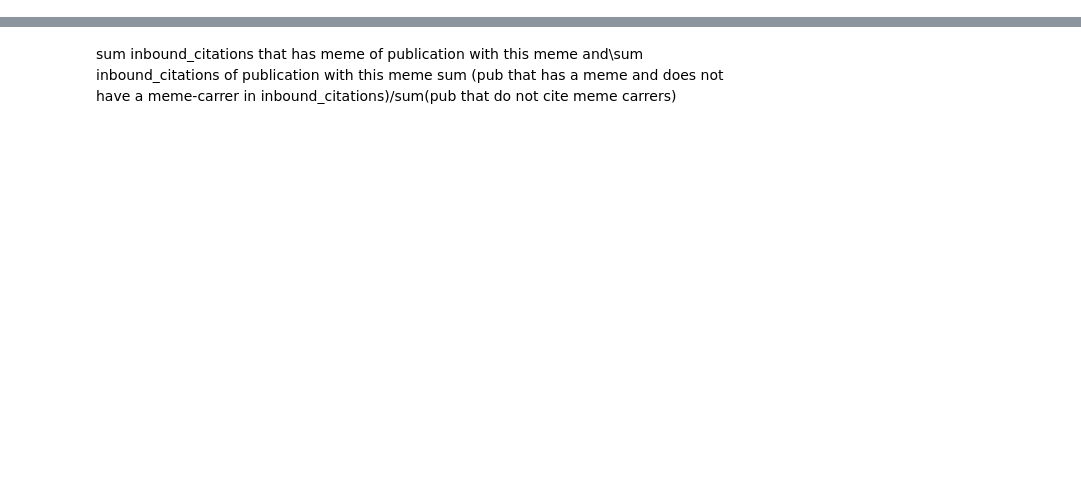
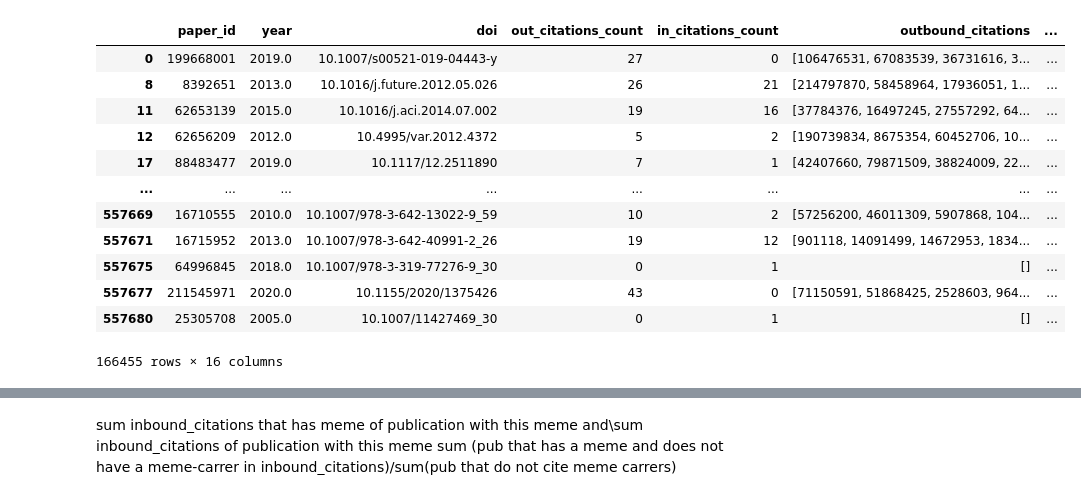
Before and after one commit to ModelOriented/AI-strategies-papers-regulations-monitoring, a Jupyter notebook: notebooks/pk/meme_score.ipynb, the cells around one changed output, grey strips where cells are left out. Drawn from its saved outputs; the diff is of its cells as text; code cells hidden in the pictures; blank space fills up the shorter version.

```diff
--- a/notebooks/pk/meme_score.ipynb
+++ b/notebooks/pk/meme_score.ipynb
@@ -15,0 +18,16 @@ df = pd.read_parquet('meme_score.parquet')
+# %%
+df
+# %% [output]
+|  | paper_id | year | doi | out_citations_count | in_citations_count | outbound_citations | ... |
+| 0 | 199668001 | 2019.0 | 10.1007/s00521-019-04443-y | 27 | 0 | [106476531, 67083539, 36731616, 3... | ... |
+| 8 | 8392651 | 2013.0 | 10.1016/j.future.2012.05.026 | 26 | 21 | [214797870, 58458964, 17936051, 1... | ... |
+| 11 | 62653139 | 2015.0 | 10.1016/j.aci.2014.07.002 | 19 | 16 | [37784376, 16497245, 27557292, 64... | ... |
+| 12 | 62656209 | 2012.0 | 10.4995/var.2012.4372 | 5 | 2 | [190739834, 8675354, 60452706, 10... | ... |
+| 17 | 88483477 | 2019.0 | 10.1117/12.2511890 | 7 | 1 | [42407660, 79871509, 38824009, 22... | ... |
+| ... | ... | ... | ... | ... | ... | ... | ... |
+| 557669 | 16710555 | 2010.0 | 10.1007/978-3-642-13022-9_59 | 10 | 2 | [57256200, 46011309, 5907868, 104... | ... |
+| 557671 | 16715952 | 2013.0 | 10.1007/978-3-642-40991-2_26 | 19 | 12 | [901118, 14091499, 14672953, 1834... | ... |
+| 557675 | 64996845 | 2018.0 | 10.1007/978-3-319-77276-9_30 | 0 | 1 | [] | ... |
+| 557677 | 211545971 | 2020.0 | 10.1155/2020/1375426 | 43 | 0 | [71150591, 51868425, 2528603, 964... | ... |
+| 557680 | 25305708 | 2005.0 | 10.1007/11427469_30 | 0 | 1 | [] | ... |
+166455 rows × 16 columns
```
Also changed, not shown: parts of 12 cells of this notebook.
